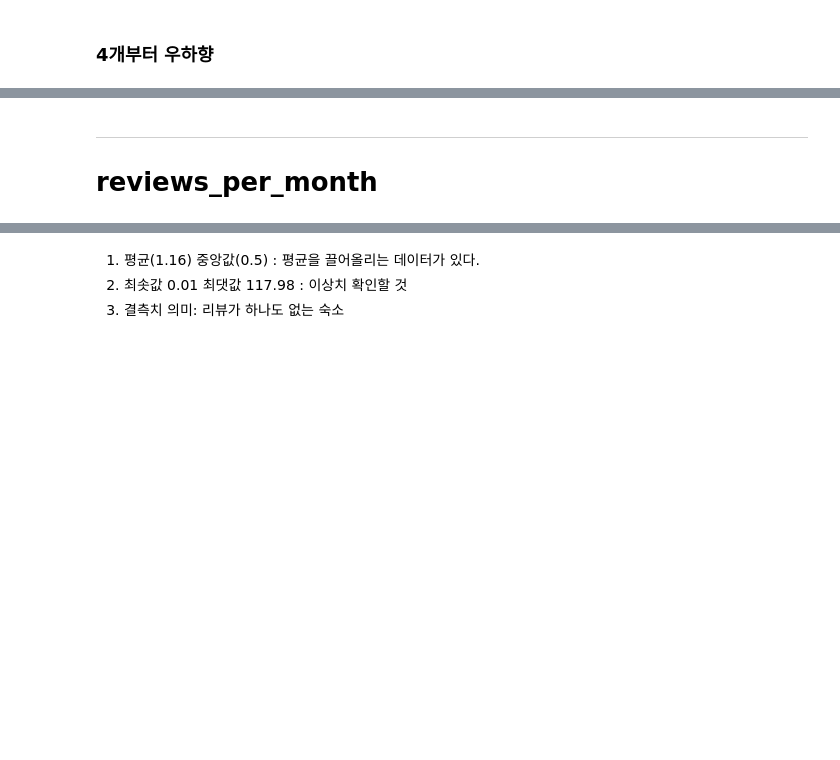
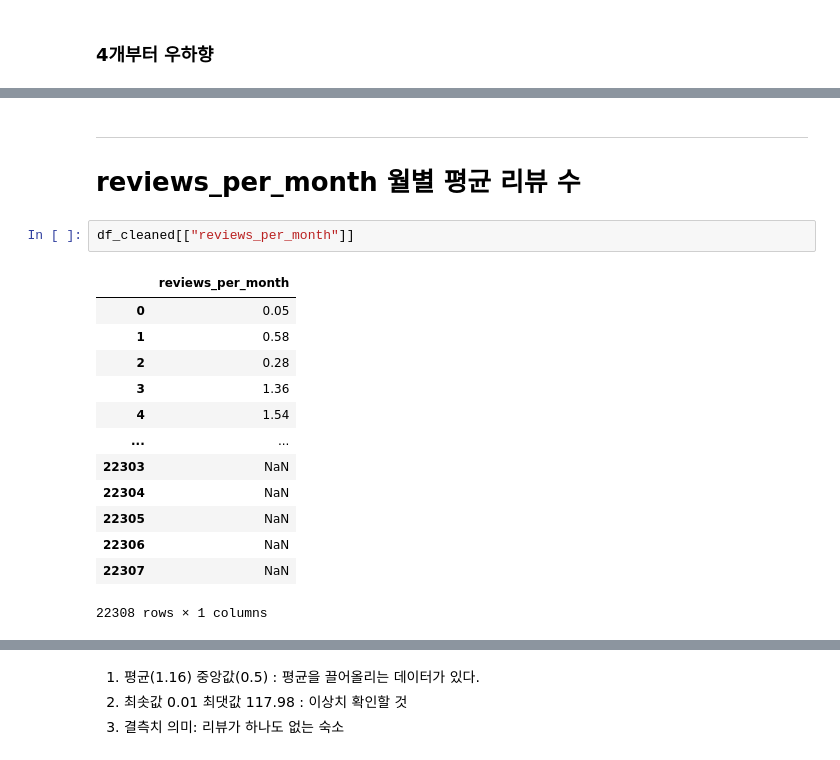
Before and after one commit to sybeom528/airbnb_price_prediction, a Jupyter notebook: notebooks/pjh.ipynb, the cells around one changed output, grey strips where cells are left out. Drawn from its saved outputs; the diff is of its cells as text; blank space fills up the shorter version.

```diff
--- a/notebooks/pjh.ipynb
+++ b/notebooks/pjh.ipynb
@@ -376,5 +393,21 @@ Beginning Group         16646    5.97      1.0
 Super Group (Top 5%)     1117  282.83    238.0
 # %% [markdown]
 -------------------------------------------
-# reviews_per_month
+# reviews_per_month 월별 평균 리뷰 수
+# %%
+df_cleaned[["reviews_per_month"]]
+# %% [output]
+|  | reviews_per_month |
+| 0 | 0.05 |
+| 1 | 0.58 |
+| 2 | 0.28 |
+| 3 | 1.36 |
+| 4 | 1.54 |
+| ... | ... |
+| 22303 | NaN |
+| 22304 | NaN |
+| 22305 | NaN |
+| 22306 | NaN |
+| 22307 | NaN |
+22308 rows × 1 columns
 # %%
```
Also changed, not shown: parts of 45 cells of this notebook, 1 other file.
